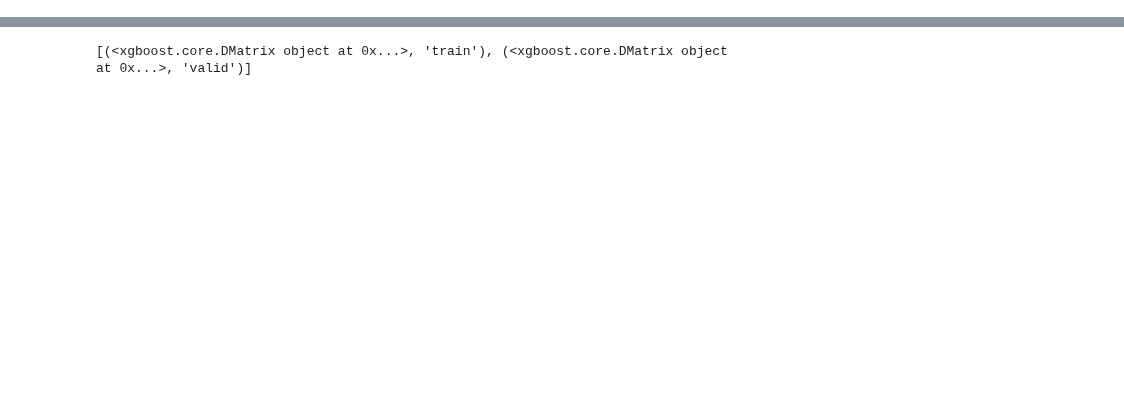
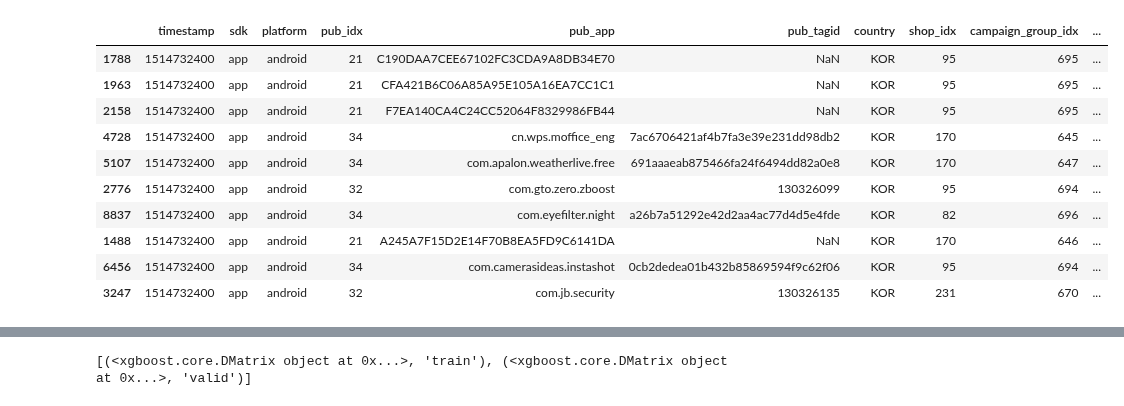
Before and after one commit to gmyou/ml, a Jupyter notebook: gmyou/XGBoost-CT.ipynb, the cells around one changed output, grey strips where cells are left out. Drawn from its saved outputs; the diff is of its cells as text; code cells hidden in the pictures; blank space fills up the shorter version.

```diff
--- a/gmyou/XGBoost-CT.ipynb
+++ b/gmyou/XGBoost-CT.ipynb
@@ -32,0 +62,19 @@ del test['pub_tagid']
+# %%
+train.isnull().any().sum()
+# isnull() 각 데이타의 null여부 True/False
+# any() 한개라도 존재할경우 True
+# sum() 갯수구하기
+# null값이 존재하는 컬룸 수는 몇개인가?
+train.sample(n=10)
+# %% [output]
+|  | timestamp | sdk | platform | pub_idx | pub_app | pub_tagid | country | shop_idx | campaign_group_idx | ... |
+| 1788 | 1514732400 | app | android | 21 | C190DAA7CEE67102FC3CDA9A8DB34E70 | NaN | KOR | 95 | 695 | ... |
+| 1963 | 1514732400 | app | android | 21 | CFA421B6C06A85A95E105A16EA7CC1C1 | NaN | KOR | 95 | 695 | ... |
+| 2158 | 1514732400 | app | android | 21 | F7EA140CA4C24CC52064F8329986FB44 | NaN | KOR | 95 | 695 | ... |
+| 4728 | 1514732400 | app | android | 34 | cn.wps.moffice_eng | 7ac6706421af4b7fa3e39e231dd98db2 | KOR | 170 | 645 | ... |
+| 5107 | 1514732400 | app | android | 34 | com.apalon.weatherlive.free | 691aaaeab875466fa24f6494dd82a0e8 | KOR | 170 | 647 | ... |
+| 2776 | 1514732400 | app | android | 32 | com.gto.zero.zboost | 130326099 | KOR | 95 | 694 | ... |
+| 8837 | 1514732400 | app | android | 34 | com.eyefilter.night | a26b7a51292e42d2aa4ac77d4d5e4fde | KOR | 82 | 696 | ... |
+| 1488 | 1514732400 | app | android | 21 | A245A7F15D2E14F70B8EA5FD9C6141DA | NaN | KOR | 170 | 646 | ... |
+| 6456 | 1514732400 | app | android | 34 | com.camerasideas.instashot | 0cb2dedea01b432b85869594f9c62f06 | KOR | 95 | 694 | ... |
+| 3247 | 1514732400 | app | android | 32 | com.jb.security | 130326135 | KOR | 231 | 670 | ... |
```
Also changed, not shown: parts of 11 cells of this notebook, 3 other files.
